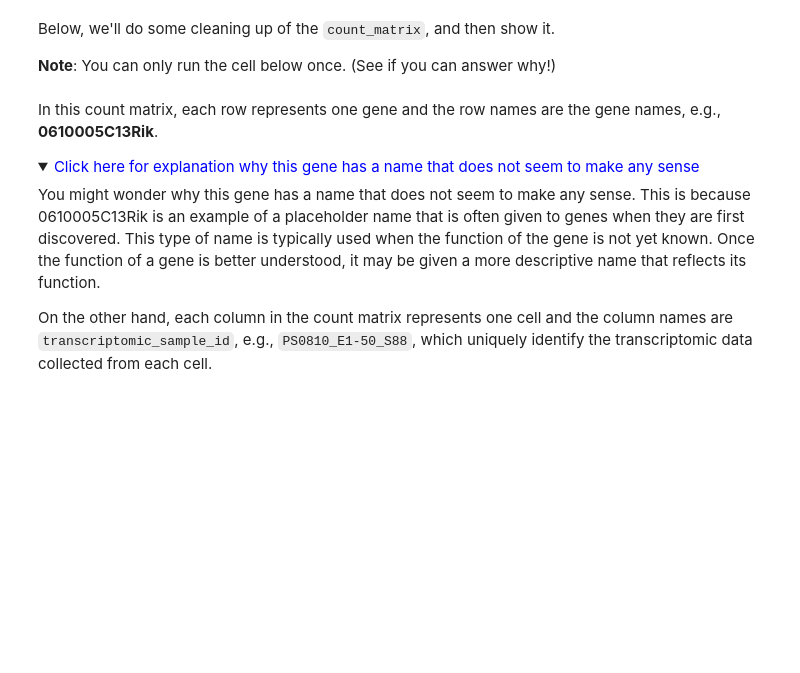
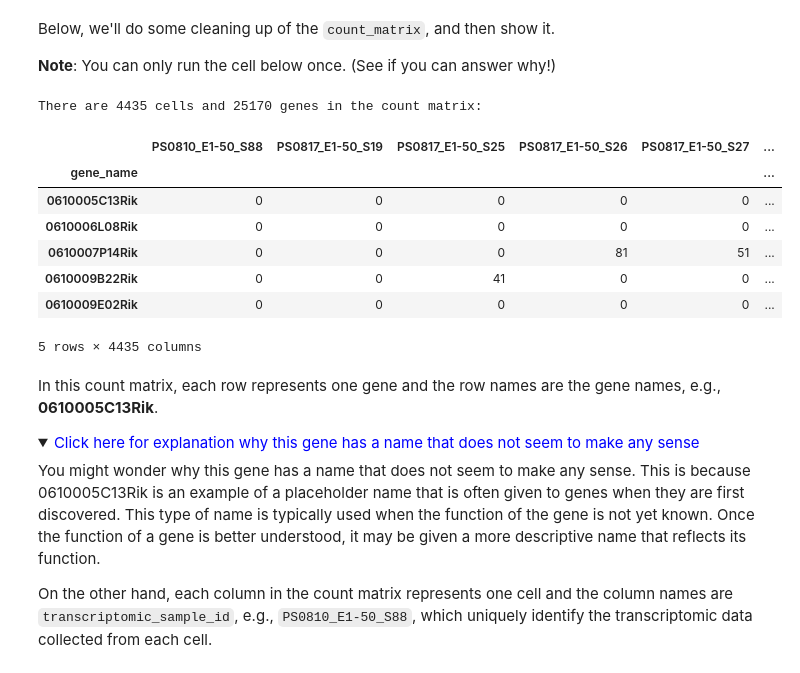
Before and after one commit to AllenInstitute/EducationAndEngagement, a Jupyter notebook: NeuroCodingWorkshop/06_PatchSeq.ipynb, the cells around one changed output. Saved outputs shown, nothing was run; the diff lists cells and outputs as text; code cells hidden in the pictures; folded sections open; blank space fills up the shorter version.

```diff
--- a/NeuroCodingWorkshop/06_PatchSeq.ipynb
+++ b/NeuroCodingWorkshop/06_PatchSeq.ipynb
@@ -90,22 +117,32 @@ Below, we'll do some cleaning up of the `count_matrix`, and then show it.
 # %%
 # Set the index to be the gene name
 count_matrix.set_index("gene_name", inplace = True)
 
 # remove genes that are not expressed in any cells
 count_matrix = count_matrix.iloc[np.flatnonzero(count_matrix.sum(axis = 1) != 0), :]
 
 # remove genes that are barely detected (present in fewer than 100 of the ~4,400 cells)
 # this is a standard scRNA-seq QC step, and it keeps the notebook light enough to run on free Colab
 n_detected = (count_matrix > 0).sum(axis = 1)
 count_matrix = count_matrix.loc[n_detected >= 100, :]
 
 # use a smaller integer type to cut memory usage in half
-count_matrix = count_matrix.astype('int32')
+# count_matrix = count_matrix.astype('int32')
 
 print(f"There are {count_matrix.shape[1]} cells and {count_matrix.shape[0]} genes in the count matrix:")
 
 # Show the first 5 rows of the count matrix
 count_matrix.head()
+# %% [output]
+There are 4435 cells and 25170 genes in the count matrix:
+|  | PS0810_E1-50_S88 | PS0817_E1-50_S19 | PS0817_E1-50_S25 | PS0817_E1-50_S26 | PS0817_E1-50_S27 | ... |
+| gene_name |  |  |  |  |  | ... |
+| 0610005C13Rik | 0 | 0 | 0 | 0 | 0 | ... |
+| 0610006L08Rik | 0 | 0 | 0 | 0 | 0 | ... |
+| 0610007P14Rik | 0 | 0 | 0 | 81 | 51 | ... |
+| 0610009B22Rik | 0 | 0 | 41 | 0 | 0 | ... |
+| 0610009E02Rik | 0 | 0 | 0 | 0 | 0 | ... |
+5 rows × 4435 columns
 # %% [markdown]
 In this count matrix, each row represents one gene and the row names are the gene names, e.g., **0610005C13Rik**.
 
```
Also changed, not shown: parts of 34 cells of this notebook.
